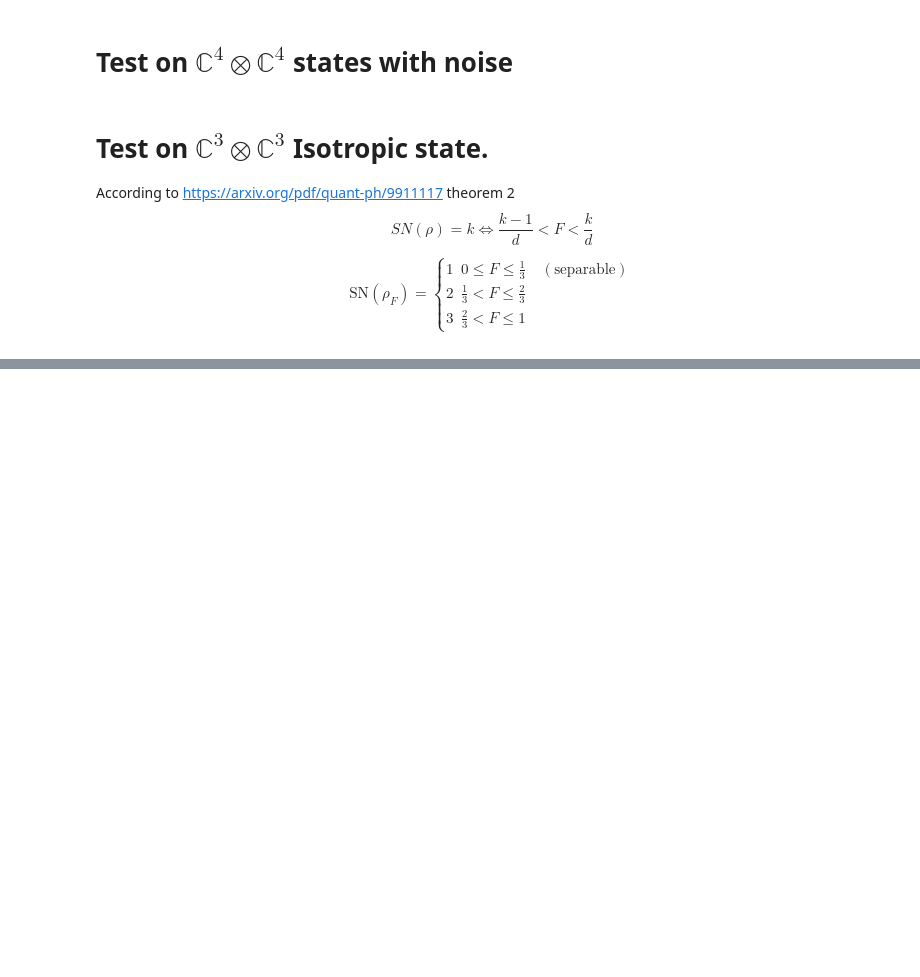
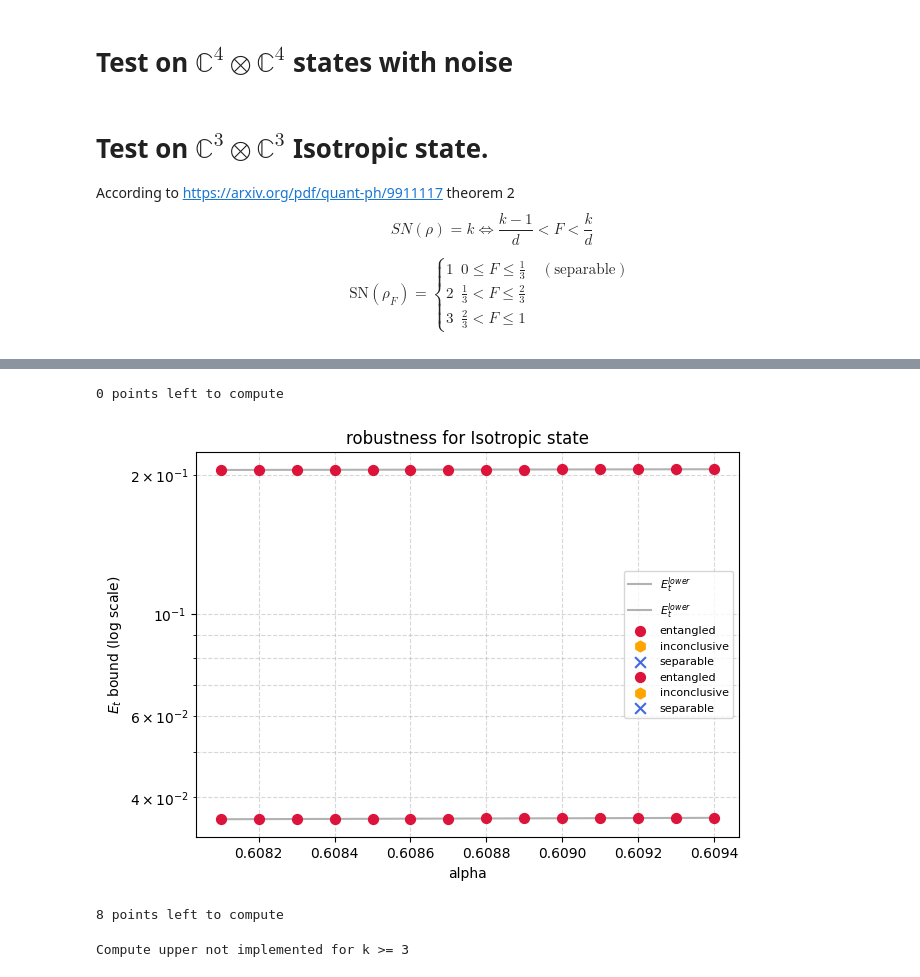
Before and after one commit to AVlyx/QuantifyingSchmidtNumber, a Jupyter notebook: sdp.ipynb, the cells around one changed output, grey strips where cells are left out. Saved outputs shown, nothing was run; the diff lists cells and outputs as text; code cells hidden in the pictures; blank space fills up the shorter version.

Commit message:
tavako and bug fix

```diff
--- a/sdp.ipynb
+++ b/sdp.ipynb
@@ -152,0 +155,20 @@ KeyboardInterrupt:
+# %%
+from tavako import tavakoli_morelli_state
+
+filename = "tavakoli.jsonl"
+range_ = (0.6081, 0.6094, 0.0001)
+run_sdp_on_range(filename, (3,3), [1,1,1], lambda q: tavakoli_morelli_state(q), range_, compute_upper=False)
+plot_robustness(filename, "robustness for Isotropic state", range_, "alpha", False)
+# %% [output]
+0 points left to compute
+[figure, added]
+# %%
+from tavako import tavakoli_morelli_state
+
+filename = "tavakoli.jsonl"
+range_ = (0.54, 0.61, 0.01)
+run_sdp_on_range(filename, (3,3), [1,1,1], lambda q: tavakoli_morelli_state(q), range_, compute_upper=False)
+plot_robustness(filename, "robustness for Isotropic state", range_, "alpha", False)
+# %% [output]
+8 points left to compute
+Compute upper not implemented for k >= 3
```
Also changed, not shown: parts of 4 cells of this notebook, 4 other files.
